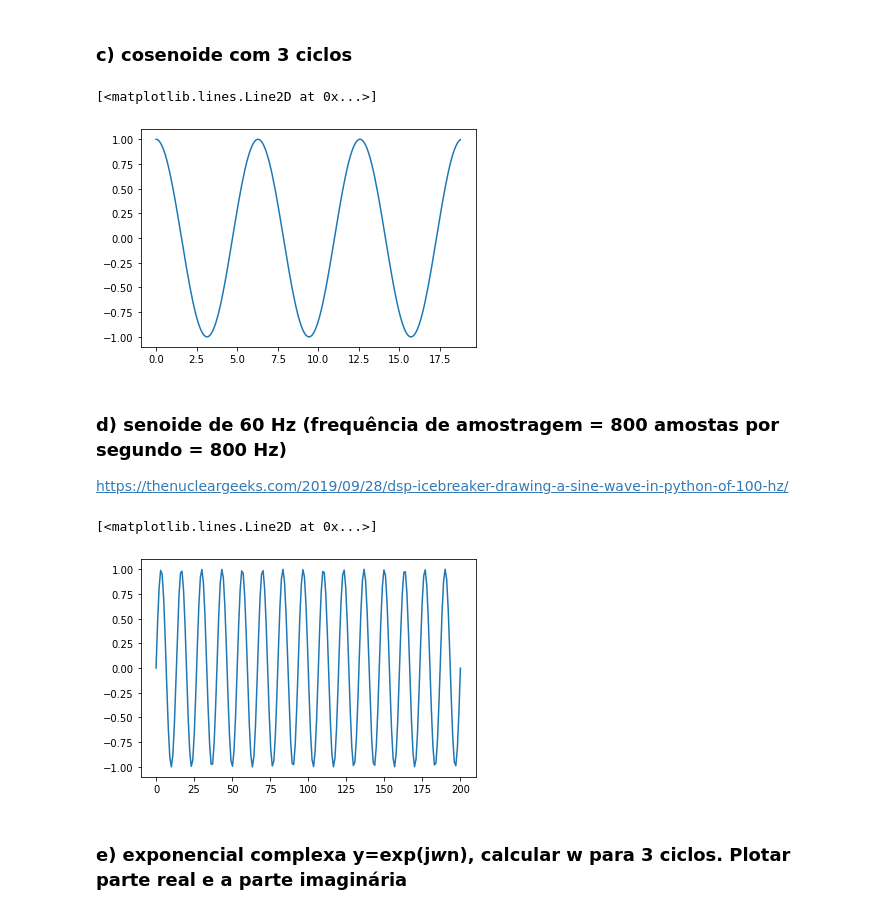
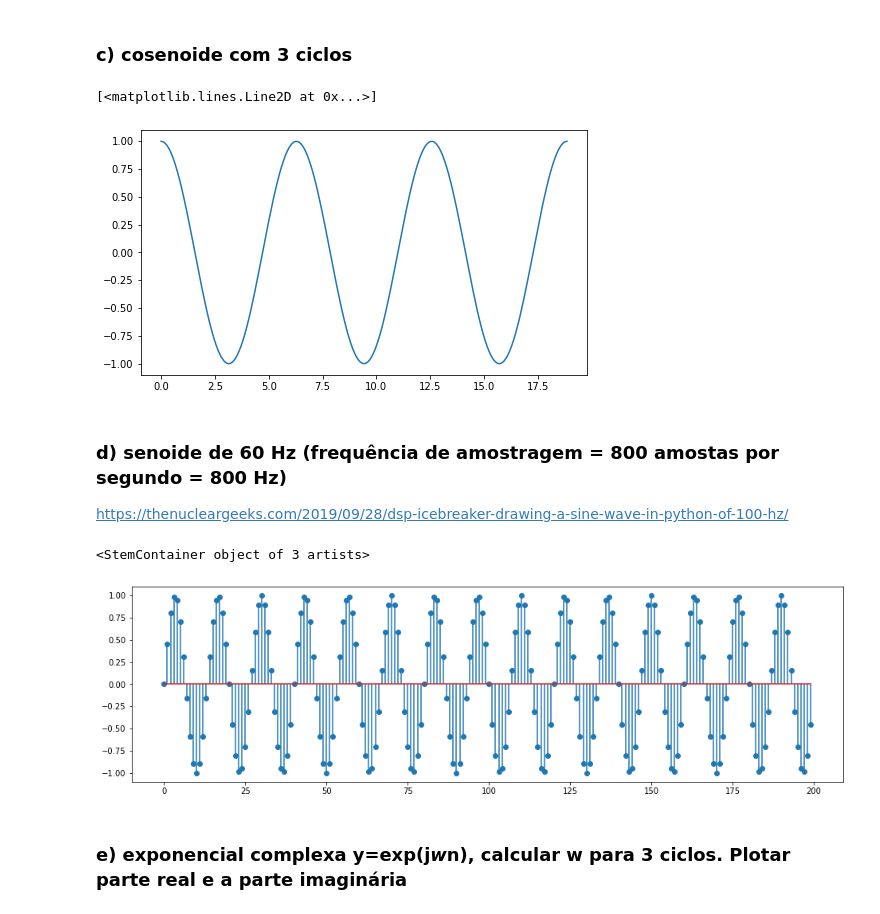
Before and after one commit to leogargitter/processamento-digital-de-sinais-2, a Jupyter notebook: tarefa1.ipynb, the cells around one changed output. Drawn from its saved outputs; the diff is of its cells as text; code cells hidden in the pictures.

```diff
--- a/tarefa1.ipynb
+++ b/tarefa1.ipynb
@@ -24,10 +27,12 @@ plt.plot(b, np.sin(b))
 ### c) cosenoide com 3 ciclos
 # %%
 c = np.linspace(0, 6*np.pi, 200)
+
+plt.figure(figsize=(8,4.5))
 plt.plot(c, np.cos(c))
 # %% [output]
 [<matplotlib.lines.Line2D at 0x...>]
-[figure, old version]
+[figure, new version]
 # %% [markdown]
 ### d) senoide de 60 Hz (frequência de amostragem = 800 amostas por segundo = 800 Hz)
 
@@ -37,13 +42,14 @@ f_d = 60
 fs_d = 800
 w_d = 2 * np.pi * f_d / fs_d
 
-t_d = np.linspace(0, 200, 200)
+t_d = np.linspace(0, 199, 200)
 amp_d = np.sin(w_d * t_d)
 
-plt.plot(t_d , amp_d)
+plt.figure(figsize=(16,4.5))
+plt.stem(t_d , amp_d)
 # %% [output]
-[<matplotlib.lines.Line2D at 0x...>]
+<StemContainer object of 3 artists>
-[figure, old version]
+[figure, new version]
 # %% [markdown]
 ### e) exponencial complexa y=exp(j*w*n), calcular w para 3 ciclos. Plotar parte real e a parte imaginária
 # %% [markdown]
```
Also changed, not shown: parts of 8 cells of this notebook.
